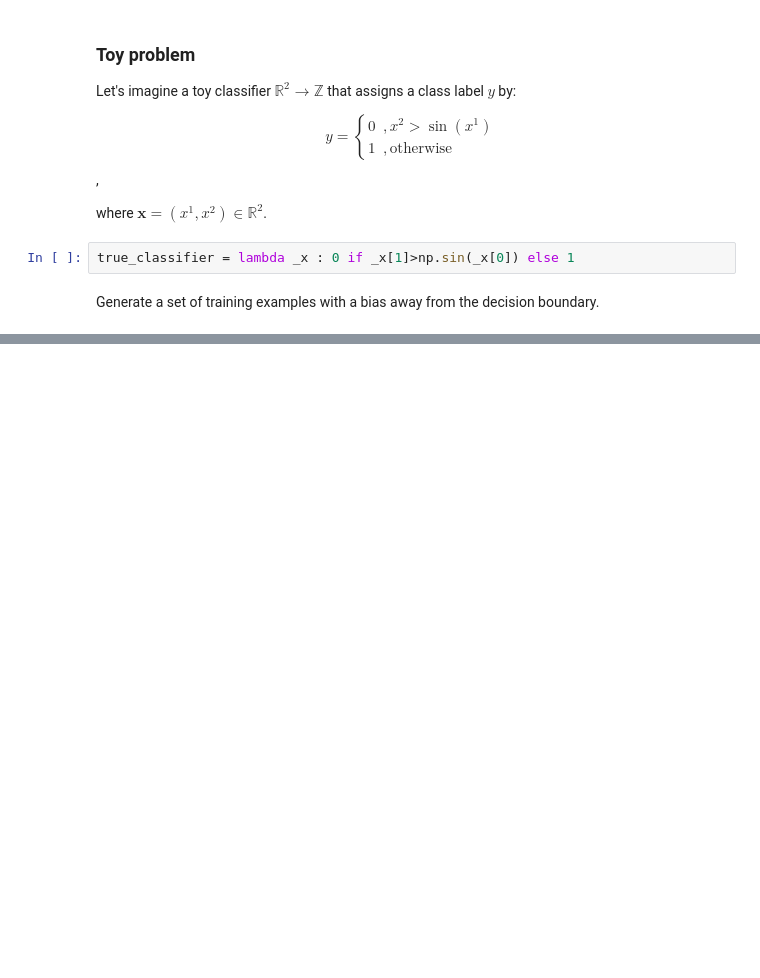
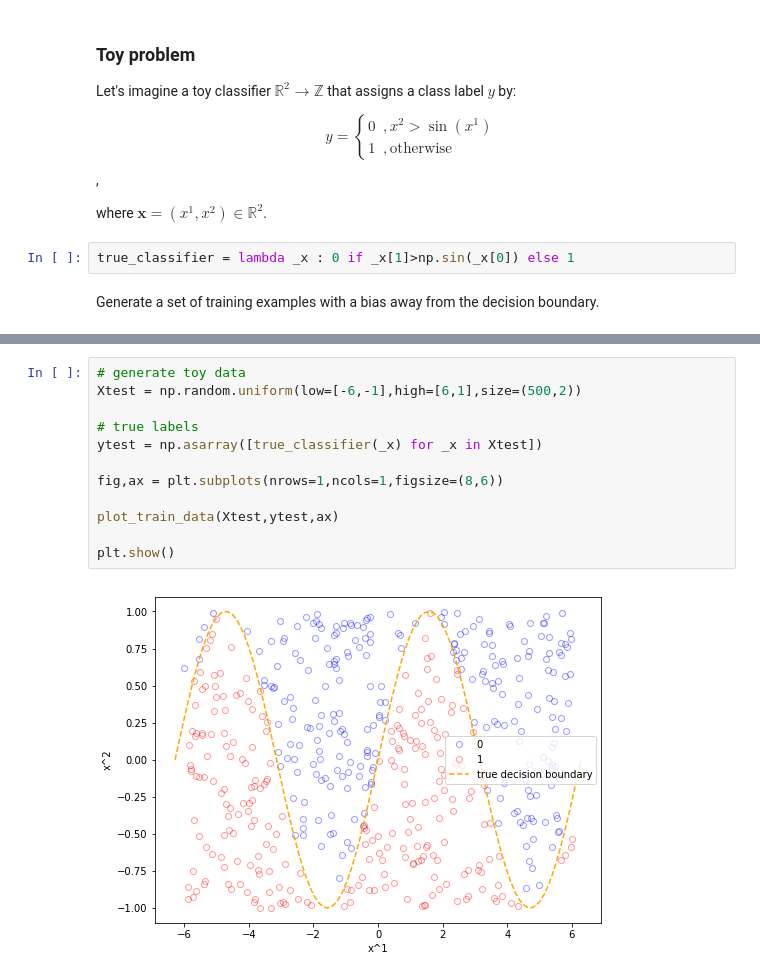
Before and after one commit to andrew31416/sampling, a Jupyter notebook: examples/example_1.ipynb, the cells around one changed output, grey strips where cells are left out. Drawn from its saved outputs; the diff is of its cells as text; blank space fills up the shorter version.

```diff
--- a/examples/example_1.ipynb
+++ b/examples/example_1.ipynb
@@ -288,0 +304,14 @@ plt.show()
+# %%
+# generate toy data
+Xtest = np.random.uniform(low=[-6,-1],high=[6,1],size=(500,2))
+
+# true labels
+ytest = np.asarray([true_classifier(_x) for _x in Xtest])
+
+fig,ax = plt.subplots(nrows=1,ncols=1,figsize=(8,6))
+
+plot_train_data(Xtest,ytest,ax)
+
+plt.show()
+# %% [output]
+[figure, added]
```
Also changed, not shown: parts of 19 cells of this notebook, 1 other file.
